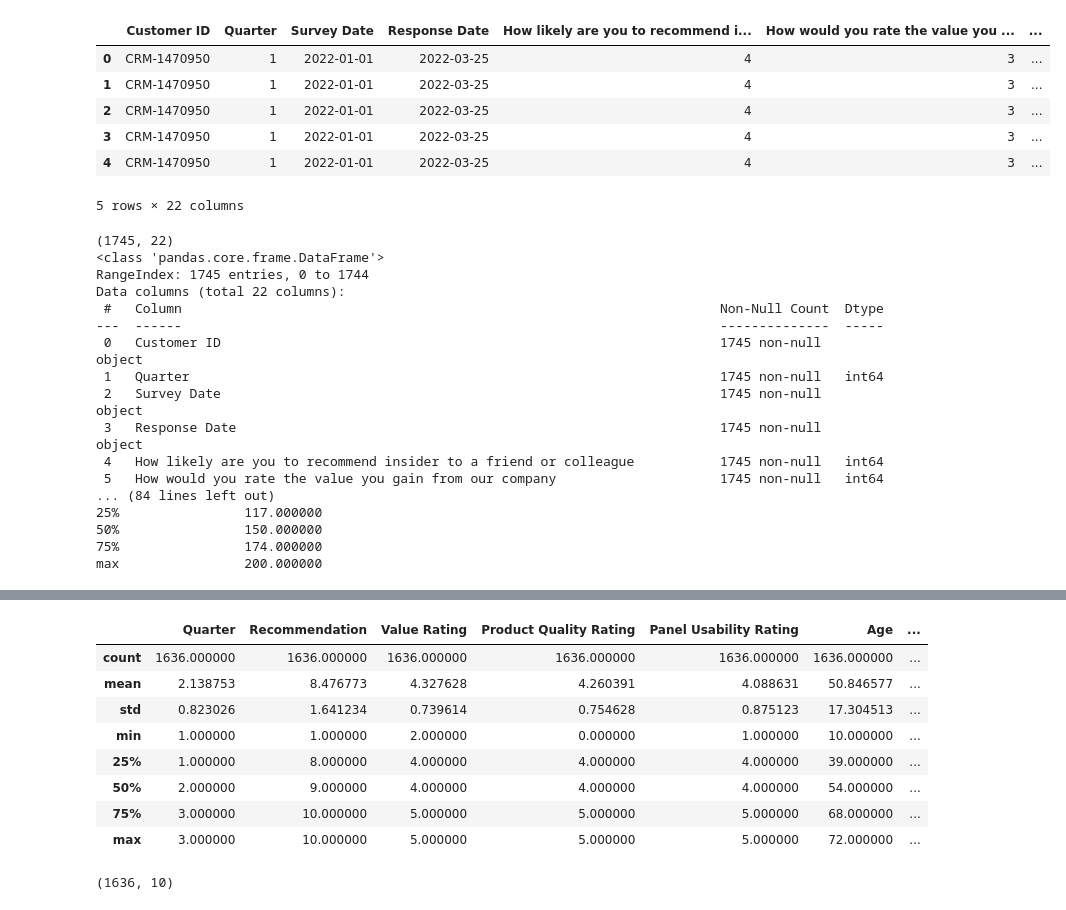
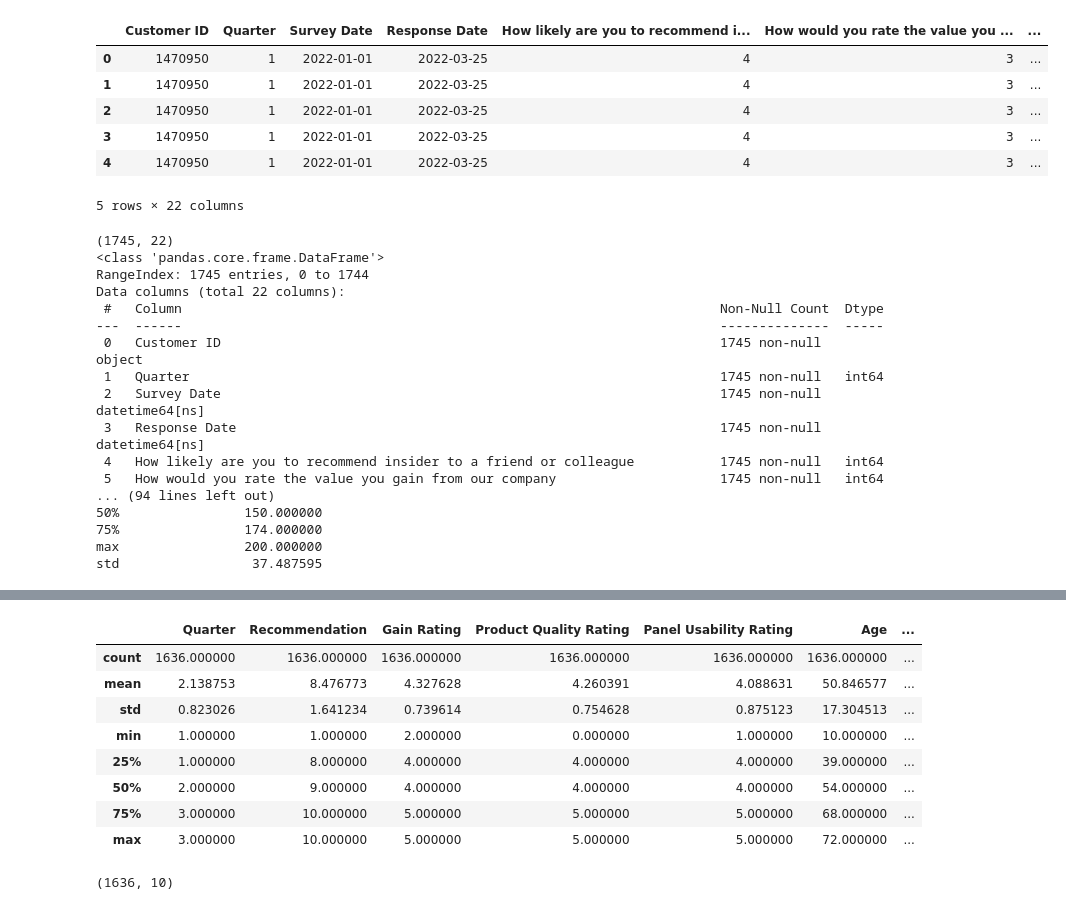
Before and after one commit to EfeDogan/datathon, a Jupyter notebook: main.ipynb, the cells around one changed output, grey strips where cells are left out. Saved outputs shown, nothing was run; the diff lists cells and outputs as text; code cells hidden in the pictures.

```diff
--- a/main.ipynb
+++ b/main.ipynb
@@ -18,38 +6,45 @@ import text2emotion as te
 # %%
 # load datasets and merge on by ID
 survey_data = pd.read_csv('data/CSAT_Survey_Data.csv')
 age_data = pd.read_csv('data/Customer_Age_Data.csv')
 mrr_data = pd.read_csv('data/Customer_MRR_Data.csv')
 revenue_data = pd.read_csv('data/Customer_Revenue_Data.csv')
 ticket_data = pd.read_csv('data/Help_Ticket_Data.csv')
 interaction_data = pd.read_csv('data/Newsletter_Interaction_Data.csv')
 bugtask_data = pd.read_csv('data/Product_Bug_Task_Data.csv')
 region_data = pd.read_csv('data/RegionAndVertical_Data.csv')
 status_data = pd.read_csv('data/StatusAndLevel_Data.csv')
 
 # change column name on age data
 age_data.rename(columns={'CRM ID':'Customer ID','Customer Age (Months)':'Age'}, inplace=True)
 
 # merge all datasets
 df = pd.merge(survey_data, age_data, on='Customer ID')
 df = pd.merge(df, mrr_data, on='Customer ID')
 df = pd.merge(df, revenue_data, on='Customer ID')
 df = pd.merge(df, ticket_data, on='Customer ID')
 df = pd.merge(df, interaction_data, on='Customer ID')
 df = pd.merge(df, bugtask_data, on='Customer ID')
 df = pd.merge(df, region_data, on='Customer ID')
 df = pd.merge(df, status_data, on='Customer ID')
 
+# change dates to datetime
+df["Survey Date"] = pd.to_datetime(df["Survey Date"])
+df["Response Date"] = pd.to_datetime(df["Response Date"])
+
+# split CRM- from the customer id
+df['Customer ID'] = df['Customer ID'].apply(lambda x: x.split('CRM-')[1])
+
 df.drop(columns=['Year'], inplace=True)
 
 df.head()
 # %% [output]
 |  | Customer ID | Quarter | Survey Date | Response Date | How likely are you to recommend i... | How would you rate the value you ... | ... |
-| 0 | CRM-1470950 | 1 | 2022-01-01 | 2022-03-25 | 4 | 3 | ... |
-| 1 | CRM-1470950 | 1 | 2022-01-01 | 2022-03-25 | 4 | 3 | ... |
-| 2 | CRM-1470950 | 1 | 2022-01-01 | 2022-03-25 | 4 | 3 | ... |
-| 3 | CRM-1470950 | 1 | 2022-01-01 | 2022-03-25 | 4 | 3 | ... |
-| 4 | CRM-1470950 | 1 | 2022-01-01 | 2022-03-25 | 4 | 3 | ... |
+| 0 | 1470950 | 1 | 2022-01-01 | 2022-03-25 | 4 | 3 | ... |
+| 1 | 1470950 | 1 | 2022-01-01 | 2022-03-25 | 4 | 3 | ... |
+| 2 | 1470950 | 1 | 2022-01-01 | 2022-03-25 | 4 | 3 | ... |
+| 3 | 1470950 | 1 | 2022-01-01 | 2022-03-25 | 4 | 3 | ... |
+| 4 | 1470950 | 1 | 2022-01-01 | 2022-03-25 | 4 | 3 | ... |
 5 rows × 22 columns
 # %%
 # analyze data
@@ -65,15 +60,15 @@ Data columns (total 22 columns):
 ---  ------                                                                     --------------  -----
  0   Customer ID                                                                1745 non-null   object
  1   Quarter                                                                    1745 non-null   int64
- 2   Survey Date                                                                1745 non-null   object
- 3   Response Date                                                              1745 non-null   object
+ 2   Survey Date                                                                1745 non-null   datetime64[ns]
+ 3   Response Date                                                              1745 non-null   datetime64[ns]
  4   How likely are you to recommend insider to a friend or colleague           1745 non-null   int64
  5   How would you rate the value you gain from our company                     1745 non-null   int64
-... (84 lines left out)
-25%                117.000000
+... (94 lines left out)
 50%                150.000000
 75%                174.000000
 max                200.000000
+std                 37.487595
 # %%
 # find null values
 print(df.isnull().sum())
@@ -100,16 +95,19 @@ Customer Level                                                                0
 dtype: int64
 # %%
 df.rename(columns={'How likely are you to recommend insider to a friend or colleague ': 'Recommendation',
-                   'How would you rate the value you gain from our company': 'Value Rating',
+                   'How would you rate the value you gain from our company': 'Gain Rating',
                    'Please rate the overall quality of our products': 'Product Quality Rating',
                    'Please rate the usability of the panel': 'Panel Usability Rating',
-                   'Please rate your understanding of our reporting capabilities in the panel': 'Reporting Understanding'}, inplace=True)
+                   'Please rate your understanding of our reporting capabilities in the panel': 'Report Understanding',
+                    'How frequently are you using our platform': 'Use Frequent',
+                    'Company Newsletter Interaction Count':'Newsletter Int Count',
+                    'Help Ticket Lead Time (hours)':'Help time'}, inplace=True)
 # get numerical columns
 df_num = df.select_dtypes(include=['int64', 'float64'])
 
 df_num.describe()
 # %% [output]
-|  | Quarter | Recommendation | Value Rating | Product Quality Rating | Panel Usability Rating | Age | ... |
+|  | Quarter | Recommendation | Gain Rating | Product Quality Rating | Panel Usability Rating | Age | ... |
 | count | 1636.000000 | 1636.000000 | 1636.000000 | 1636.000000 | 1636.000000 | 1636.000000 | ... |
 | mean | 2.138753 | 8.476773 | 4.327628 | 4.260391 | 4.088631 | 50.846577 | ... |
 | std | 0.823026 | 1.641234 | 0.739614 | 0.754628 | 0.875123 | 17.304513 | ... |
```
Also changed, not shown: parts of 7 cells of this notebook.
